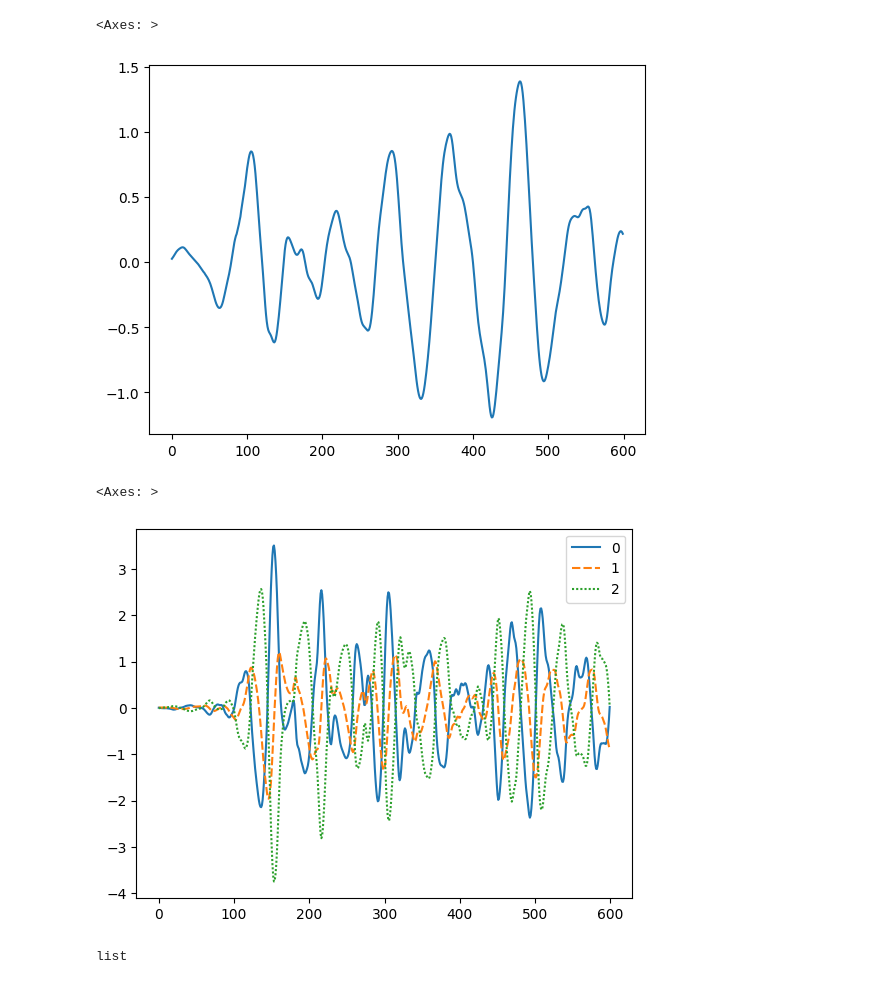
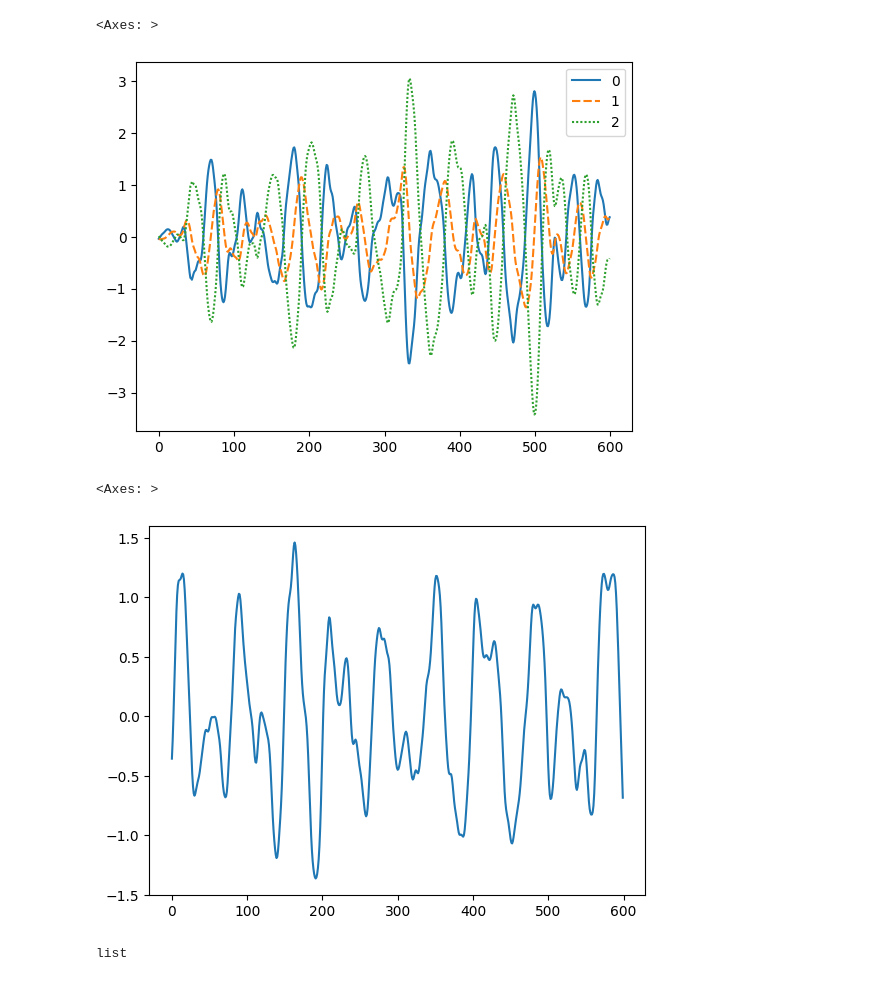
Before and after one commit to AndyW1990/rl-control, a Jupyter notebook: notebooks/andy_nb.ipynb, the cells around one changed output. Drawn from its saved outputs; the diff is of its cells as text; code cells hidden in the pictures.

```diff
--- a/notebooks/andy_nb.ipynb
+++ b/notebooks/andy_nb.ipynb
@@ -6,6 +6,8 @@ from rl_control.wave_gen import generate_wave_train
 import seaborn as sns
 import numpy as np
 # %%
-sim_time=60
-ramp_time=10
+sim_time=20
+ramp_time=5
 time_step=0.1
+Hs = 2.5
+Tp = 6.0
@@ -12,14 +18,14 @@ time_step=0.1
 # %%
-wave_train, surge, heave, pitch = generate_wave_train(1.5, 9, 19, N=2500, ramp_time=ramp_time)
-sns.lineplot(wave_train)
+wave_train, surge, heave, pitch = generate_wave_train(Hs, Tp, seed, ramp_time=ramp_time)
+sns.lineplot([surge,heave,pitch])
 # %% [output]
 <Axes: >
-[figure, old version]
+[figure, new version]
 # %%
-sns.lineplot([surge,heave,pitch])
+sns.lineplot(wave_train)
 # %% [output]
 <Axes: >
-[figure, old version]
+[figure, new version]
 # %%
 type(surge)
 # %% [output]
```
Also changed, not shown: parts of 2 cells of this notebook, 1 other file.
